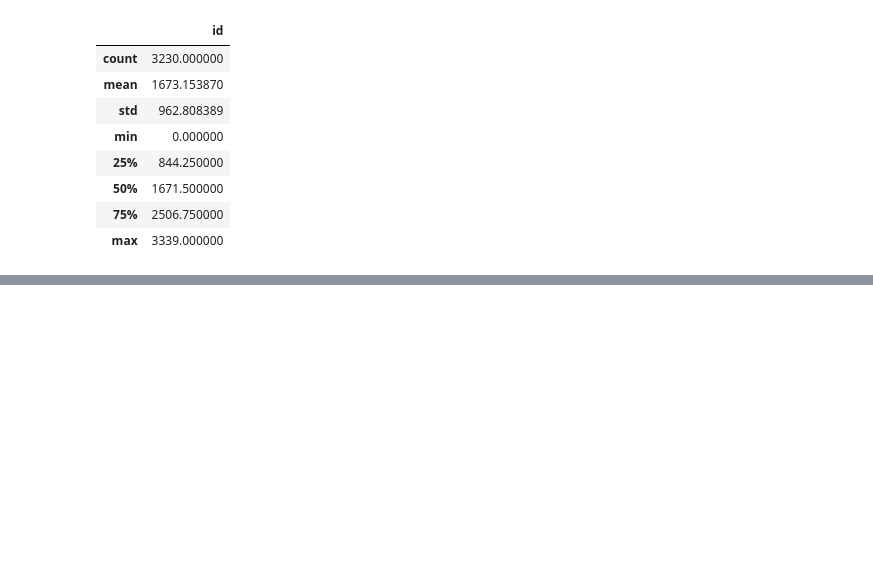
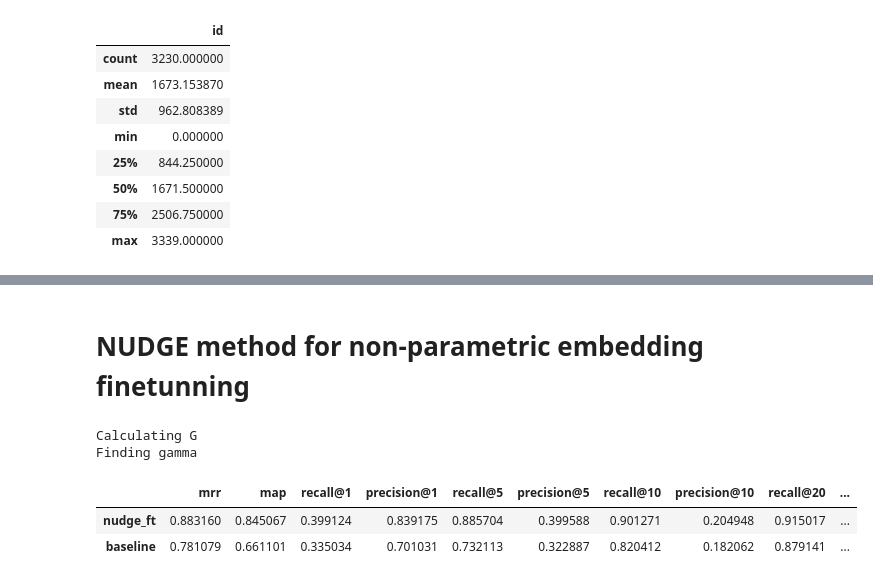
Before and after one commit to Fergons/narana, a Jupyter notebook: notebooks/test_embedders.ipynb, the cells around one changed output, grey strips where cells are left out. Drawn from its saved outputs; the diff is of its cells as text; code cells hidden in the pictures; blank space fills up the shorter version.

```diff
--- a/notebooks/test_embedders.ipynb
+++ b/notebooks/test_embedders.ipynb
@@ -357,3 +370,56 @@ Instructions Comparison:
 # %%
 results_df.to_csv(DATA_PATH/"embed_comparison.csv")
 results_instructions_df.to_csv(DATA_PATH / "embed_e5_instruct_results.csv")
+# %% [markdown]
+# NUDGE method for non-parametric embedding finetunning
+# %%
+from nudge import NUDGEN, QueriesAnswersDict
+from sklearn.model_selection import train_test_split
+qembs =np.load(DATA_PATH/'e5_instructions_character_dynamics.npy')
+embs = np.load(DATA_PATH/'plot_embeddings_E5.npy')
+
+def map_title_ids_to_index_for_gt(qa_df, titles_df):
+    """
+    So for each query we have to map the title ids to the index of the relevant titles in the titles_df dataframe
+      which is aligned with the numpy array of embeddings.
+
+    Questions after train/val/test split are randomly sampled from the dataframe
+      so indices are not contiguous in the respective split df.
+
+    This function maps the title ids to the index of the titles_df
+      for the relevant docs because their precomputed/processed embeddings are aligned with the titles_df
+    After that we can directly use the index to compare with the computed relevant docs from the similarity matrix (the indices are the same)
+    """
+    return [titles_df[titles_df["title"].isin(qa_df["pos_title_ids"][idx])].index.tolist() for idx in qa_df.index]
+
+train_set = QueriesAnswersDict(
+    q_embs = qembs[qa_df[qa_df["split"] == "train"].index],
+    q_ans_indx = map_title_ids_to_index_for_gt(qa_df[qa_df["split"] == "train"], titles_df)
+)
+
+qa_val_df, qa_test_df = train_test_split(qa_df[qa_df["split"] == "test"], test_size=0.5, random_state=31)
+
+val_set = QueriesAnswersDict(
+    q_embs = qembs[qa_val_df.index],
+    q_ans_indx = map_title_ids_to_index_for_gt(qa_val_df, titles_df)
+)
+
+test_set = QueriesAnswersDict(
+    q_embs = qembs[qa_test_df.index],
+    q_ans_indx = map_title_ids_to_index_for_gt(qa_test_df, titles_df)
+)
+
+e5_ft_embs = NUDGEN().finetune_embeddings(embs, train_set, val_set)
+np.save(DATA_PATH/'e5_ft_embs.npy', e5_ft_embs)
+
+results = {"nudge_ft": calc_metrics(qembs[qa_test_df.index], e5_ft_embs, qa_test_df, titles_df, ks=[1,5,10,20])}
+results["baseline"] = calc_metrics(qembs[qa_test_df.index], embs, qa_test_df, titles_df, ks=[1,5,10,20])
+results_df = pd.DataFrame(results).T
+results_df.to_csv(DATA_PATH/"embed_e5_nudge_results.csv")
+display(results_df)
+# %% [output]
+Calculating G
+Finding gamma
+|  | mrr | map | recall@1 | precision@1 | recall@5 | precision@5 | recall@10 | precision@10 | recall@20 | ... |
+| nudge_ft | 0.883160 | 0.845067 | 0.399124 | 0.839175 | 0.885704 | 0.399588 | 0.901271 | 0.204948 | 0.915017 | ... |
+| baseline | 0.781079 | 0.661101 | 0.335034 | 0.701031 | 0.732113 | 0.322887 | 0.820412 | 0.182062 | 0.879141 | ... |
```
Also changed, not shown: parts of 8 cells of this notebook, 1 other file.
